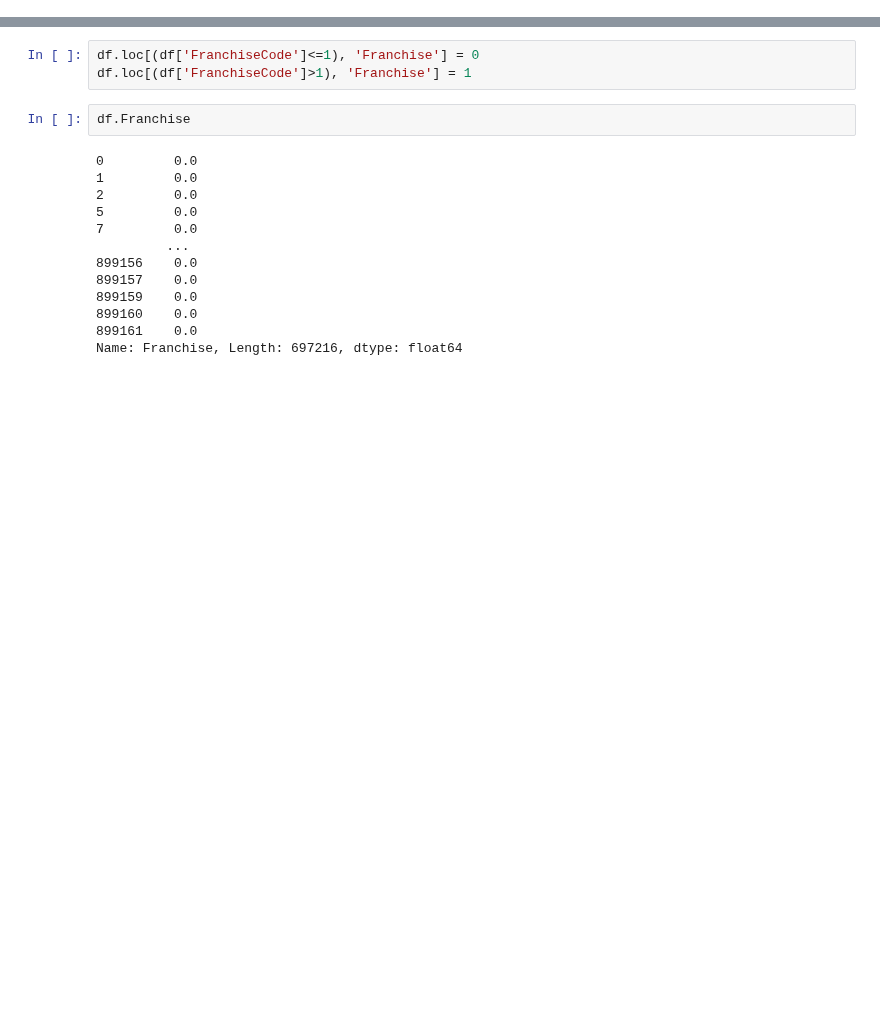
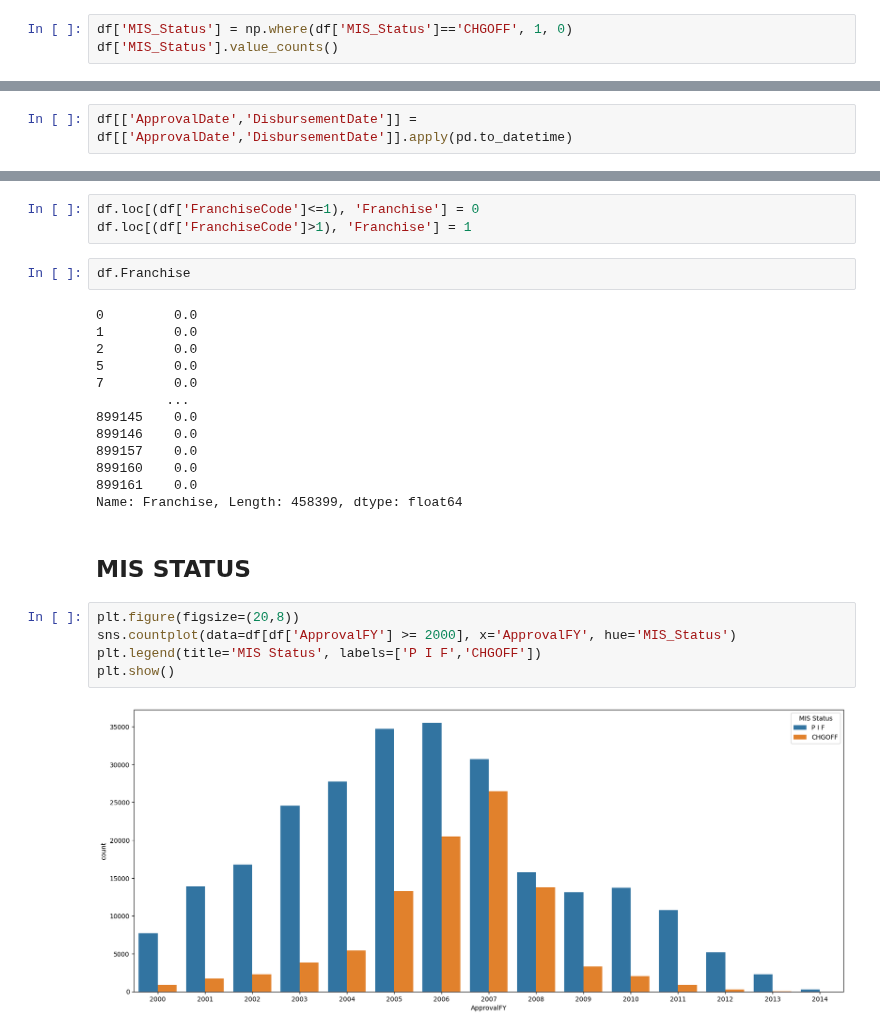
Before and after one commit to AFlo59/Model_pret, a Jupyter notebook: NettoyageData.ipynb, the cells around one changed output, grey strips where cells are left out. Saved outputs shown, nothing was run; the diff lists cells and outputs as text; blank space fills up the shorter version.

```diff
--- a/NettoyageData.ipynb
+++ b/NettoyageData.ipynb
@@ -343,0 +342,3 @@ Name: count, dtype: int64
+# %%
+df['MIS_Status'] = np.where(df['MIS_Status']=='CHGOFF', 1, 0)
+df['MIS_Status'].value_counts()
@@ -344,3 +354,5 @@ Name: count, dtype: int64
+# %%
+df[['ApprovalDate','DisbursementDate']] = df[['ApprovalDate','DisbursementDate']].apply(pd.to_datetime)
 # %% [markdown]
 ## Le code de la franchise
 
@@ -363,9 +375,18 @@ df.Franchise
 5         0.0
 7         0.0
          ...
-899156    0.0
+899145    0.0
+899146    0.0
 899157    0.0
-899159    0.0
 899160    0.0
 899161    0.0
-Name: Franchise, Length: 697216, dtype: float64
+Name: Franchise, Length: 458399, dtype: float64
+# %% [markdown]
+## MIS STATUS
+# %%
+plt.figure(figsize=(20,8))
+sns.countplot(data=df[df['ApprovalFY'] >= 2000], x='ApprovalFY', hue='MIS_Status')
+plt.legend(title='MIS Status', labels=['P I F','CHGOFF'])
+plt.show()
+# %% [output]
+[figure, added]
```
Also changed, not shown: parts of 32 cells of this notebook.
